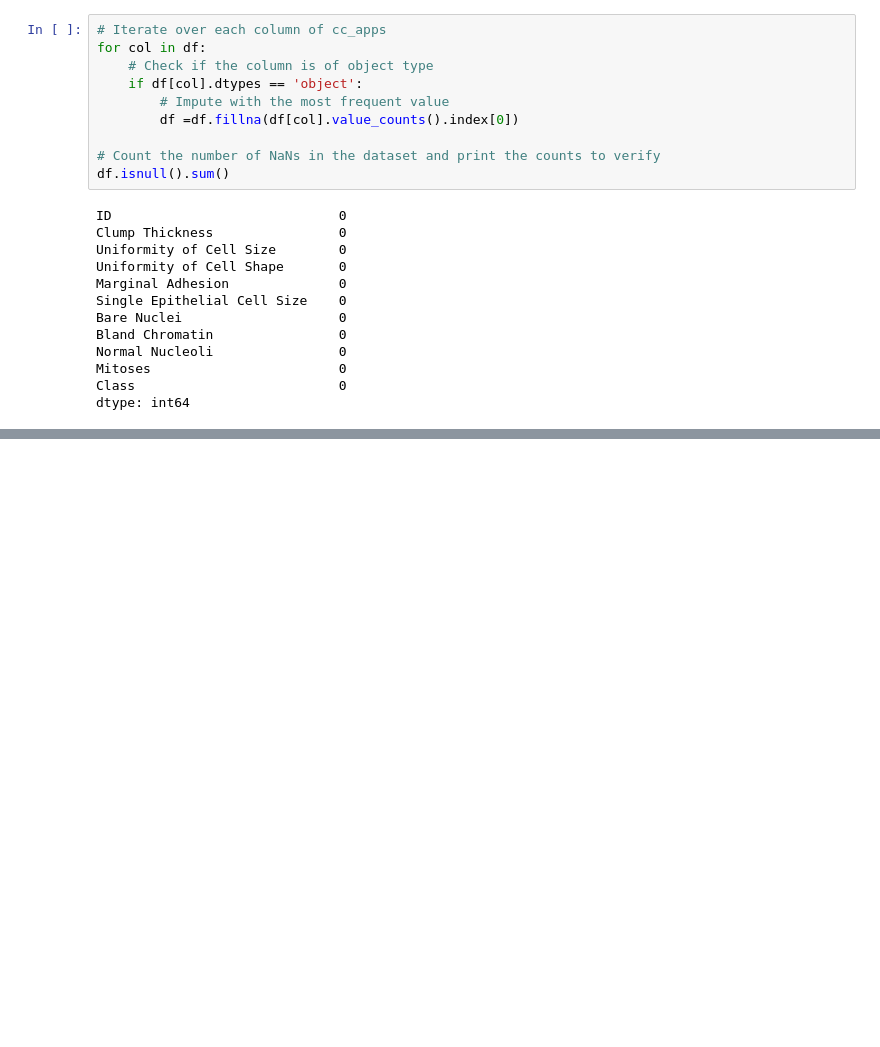
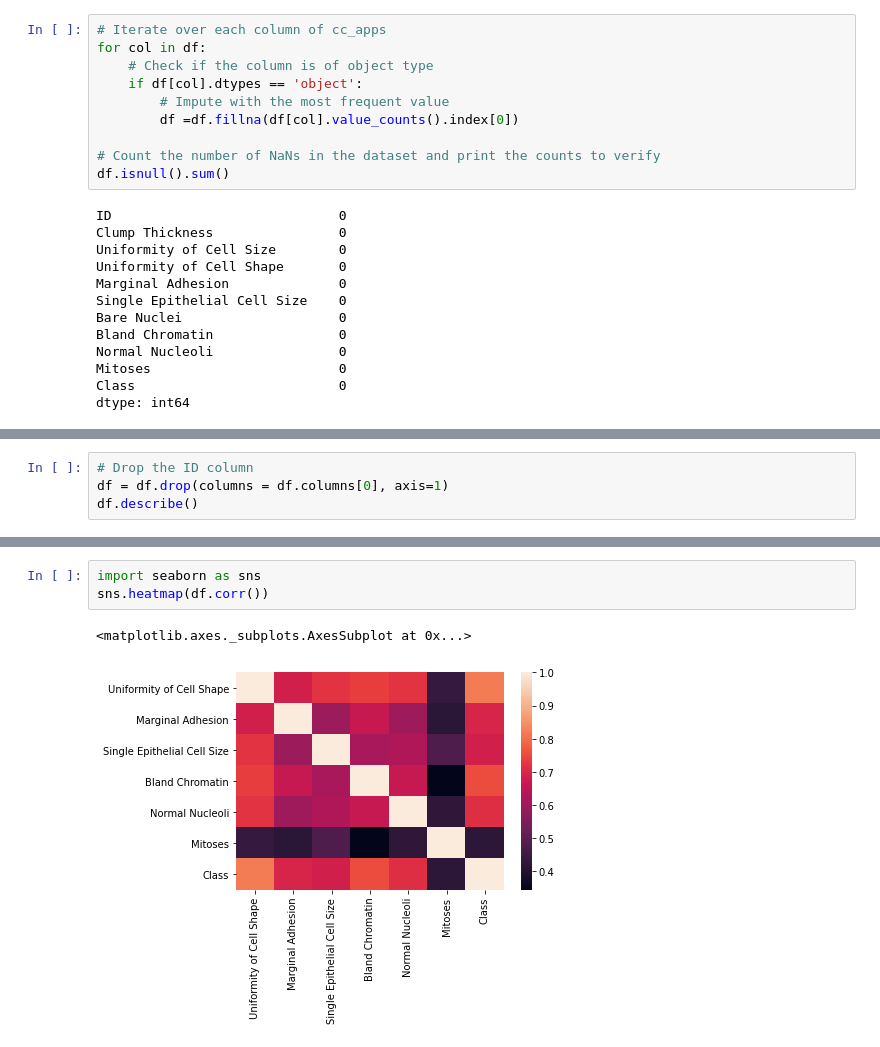
Before and after one commit to tshepojrampai/breast_cancer_prediction, a Jupyter notebook: breast_cancer_prediction.ipynb, the cells around one changed output, grey strips where cells are left out. Drawn from its saved outputs; the diff is of its cells as text; blank space fills up the shorter version.

```diff
--- a/breast_cancer_prediction.ipynb
+++ b/breast_cancer_prediction.ipynb
@@ -74,0 +60,4 @@ for col in cc_apps:
+# %%
+# Drop the ID column
+df = df.drop(columns = df.columns[0], axis=1)
+df.describe()
@@ -74,0 +74,6 @@ for col in cc_apps:
+# %%
+import seaborn as sns
+sns.heatmap(df.corr())
+# %% [output]
+<matplotlib.axes._subplots.AxesSubplot at 0x...>
+[figure, added]
```
Also changed, not shown: parts of 2 cells of this notebook.
